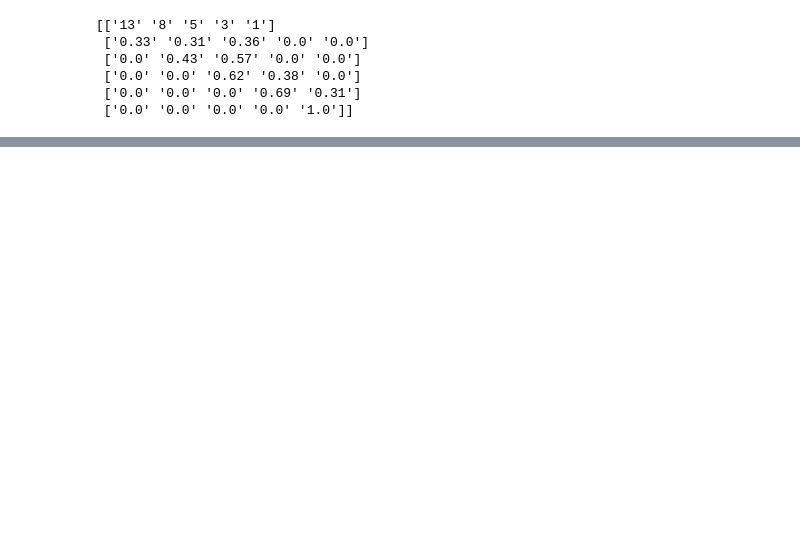
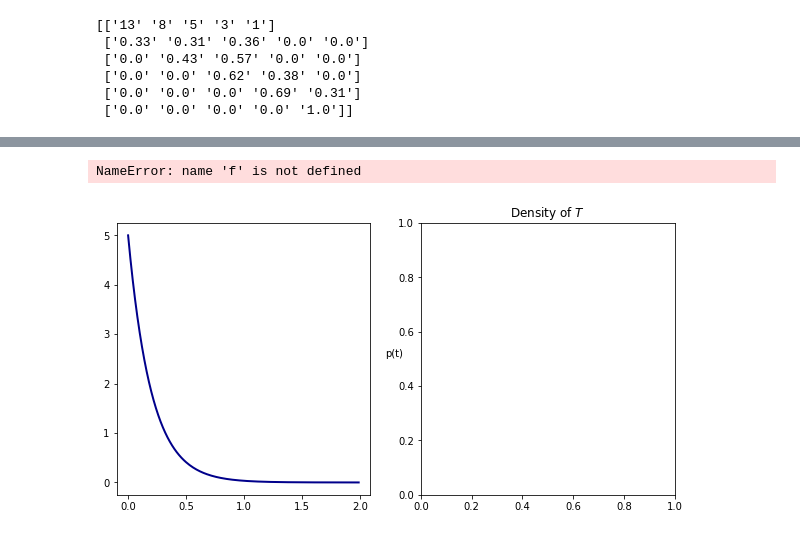
Before and after one commit to matt-smu/cat-dog, a Jupyter notebook: 001_ag_metrics.ipynb, the cells around one changed output, grey strips where cells are left out. Cells and saved outputs as stored; diff of their text form; code cells hidden in the pictures; blank space fills up the shorter version.

```diff
--- a/001_ag_metrics.ipynb
+++ b/001_ag_metrics.ipynb
@@ -122,0 +540,22 @@ $\textbf{SP} = min(MTTF_k)$  for all possible paths
+# %%
+fig, ax = plt.subplots(1, 2, figsize=(10, 5))
+
+
+lamb = 5
+t = np.arange(0, 2, 0.01)
+y_pdf = st.expon.pdf(t, scale=1/5)
+
+ax[0].plot(t, y, color='darkblue', lw=2)
+
+w = np.arange(0, 0.801, 0.01)
+ax[0].fill_between(w, f(w), color='gold')
+
+
+
+
+plt.ylabel('p(t)', rotation=False)
+plt.title('Density of $T$');
+plt.xlabel('time (in weeks)')
+# %% [output]
+NameError: name 'f' is not defined
+[figure, added]
```
Also changed, not shown: parts of 37 cells of this notebook, 7 other files.
